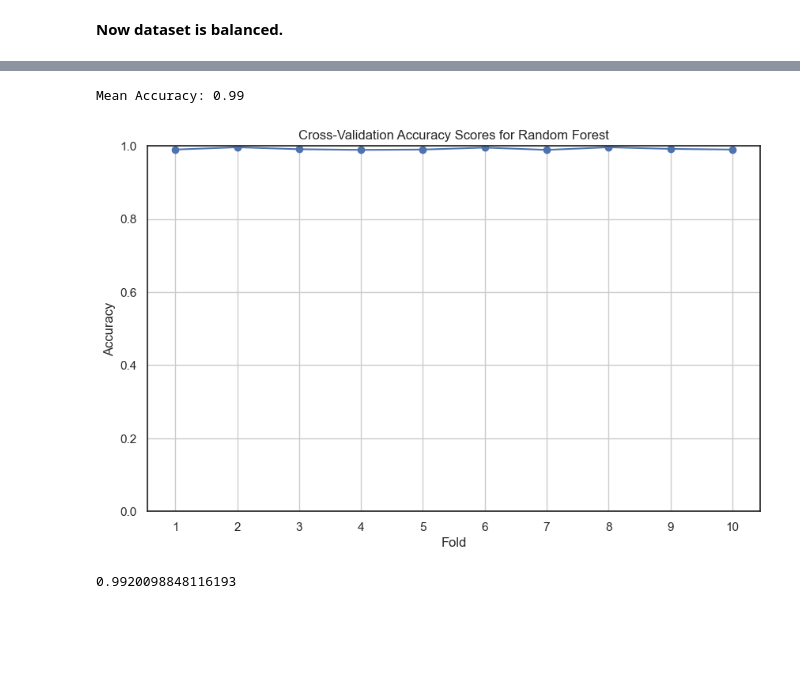
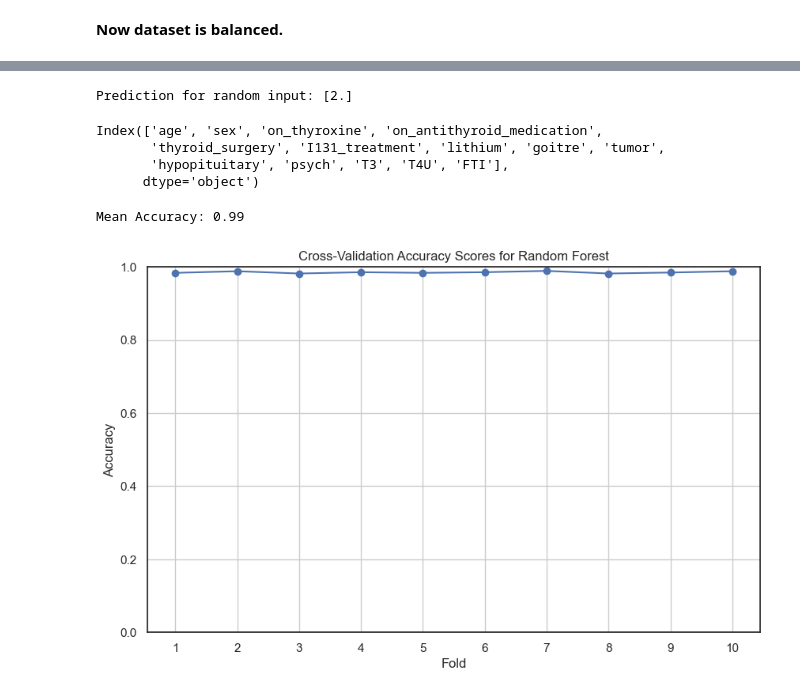
Before and after one commit to Adi3042/Thyroid-Disease-Detection, a Jupyter notebook: notebooks/EDA.ipynb, the cells around one changed output, grey strips where cells are left out. Cells and saved outputs as stored; diff of their text form; code cells hidden in the pictures; blank space fills up the shorter version.

```diff
--- a/notebooks/EDA.ipynb
+++ b/notebooks/EDA.ipynb
@@ -339,6 +325,9 @@ col_name = ['on_thyroxine', 'query_on_thyroxine',
 for col in col_name:
     if  len(data[col].unique())==2:
         data[col] = data[col].map({'f' : 0, 't' : 1})
+# %%
+# Referral source are not important as well so drop this from the given dataset
+data.drop(['referral_source'],inplace=True, axis = 1)
 # %%
 data.head()
 # %% [output]
@@ -547,0 +533,2 @@ plt.show()
+# %%
+x_sampled.drop(['TT4'], inplace = True, axis = 1)
@@ -688,0 +584,6 @@ weighted avg       0.99      0.99      0.99      2785
+# %%
+# Set up GridSearchCV
+grid_search = GridSearchCV(pipeline, param_grid, cv=5, scoring='accuracy')
+
+# Fit the model
+grid_search.fit(X_train, y_train)
@@ -689,31 +691,68 @@ weighted avg       0.99      0.99      0.99      2785
+# %%
+from sklearn.ensemble import RandomForestClassifier
+from sklearn.exceptions import NotFittedError
+import pickle
+import numpy as np
+import os
+
+# Initialize and fit the model
+classifier_forest = RandomForestClassifier(criterion='entropy', random_state=0)
+classifier_forest.fit(X_train, y_train)
+
+# Save the fitted model
+artifacts_folder_path = os.path.join('..', 'artifacts')
+best_model_filename = os.path.join(artifacts_folder_path, 'Finalized_model.pkl')
+os.makedirs(artifacts_folder_path, exist_ok=True)
+
+with open(best_model_filename, 'wb') as file:
+    pickle.dump(classifier_forest, file)
+
+# Load the model
+with open(best_model_filename, 'rb') as file:
+    loaded_model = pickle.load(file)
+
+# Generate random data
+random_data = np.random.rand(1, X_train.shape[1])
+
+# Predict using the loaded model
+try:
+    prediction = loaded_model.predict(random_data)
+    print(f'Prediction for random input: {prediction}')
+except NotFittedError as e:
+    print(f"Error: {e}")
+# %% [output]
+Prediction for random input: [2.]
+# %%
+features = X_train.columns
+len(features)
+features
+# %% [output]
+Index(['age', 'sex', 'on_thyroxine', 'on_antithyroid_medication',
+       'thyroid_surgery', 'I131_treatment', 'lithium', 'goitre', 'tumor',
+       'hypopituitary', 'psych', 'T3', 'T4U', 'FTI'],
+      dtype='object')
 # %%
 import matplotlib.pyplot as plt
 import numpy as np
 from sklearn.model_selection import cross_val_score
 from sklearn.ensemble import RandomForestClassifier
 
 classifier_forest = RandomForestClassifier(criterion='entropy', random_state=0)
 
-accuracies = cross_val_score(estimator=classifier_forest, X=X_train, y=y_train, cv=10)
+accuracies = cross_val_score(estimator=loaded_model, X=X_train, y=y_train, cv=10)
 
 print(f'Mean Accuracy: {accuracies.mean():.2f}')
 
 plt.figure(figsize=(10, 6))
 plt.plot(range(1, 11), accuracies, marker='o', linestyle='-', color='b')
 plt.xlabel('Fold')
 plt.ylabel('Accuracy')
 plt.title('Cross-Validation Accuracy Scores for Random Forest')
 plt.xticks(np.arange(1, 11))
 plt.ylim(0, 1)
 plt.grid(True)
 
 plt.show()
 # %% [output]
 Mean Accuracy: 0.99
-[figure, old version]
+[figure, new version]
-# %%
-from sklearn.model_selection import cross_val_score
-accuracies = cross_val_score (estimator = classifier_forest, X=X_train,y=y_train,cv=10)
-print(accuracies.mean())
-# %% [output]
-0.9920098848116193
```
Also changed, not shown: parts of 29 cells of this notebook, 4 other files.
